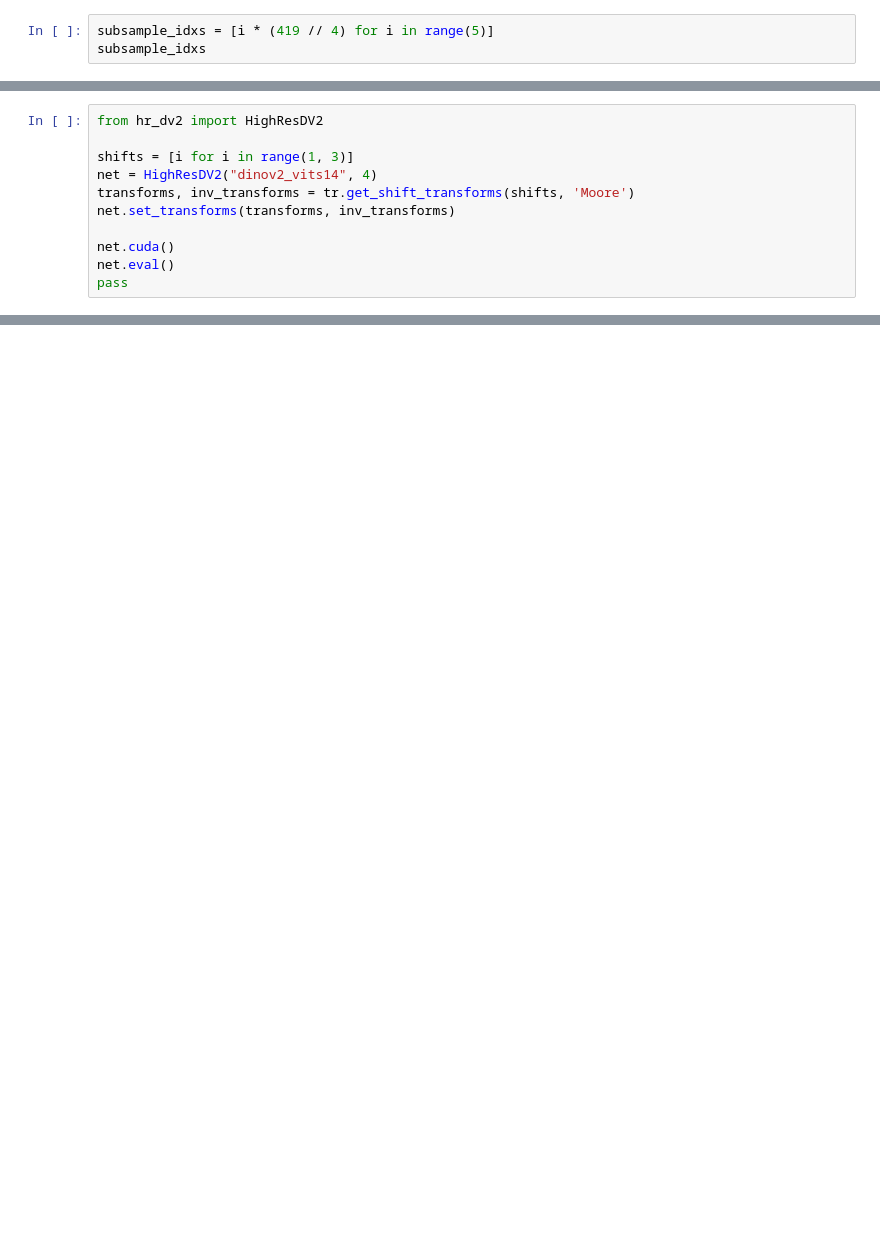
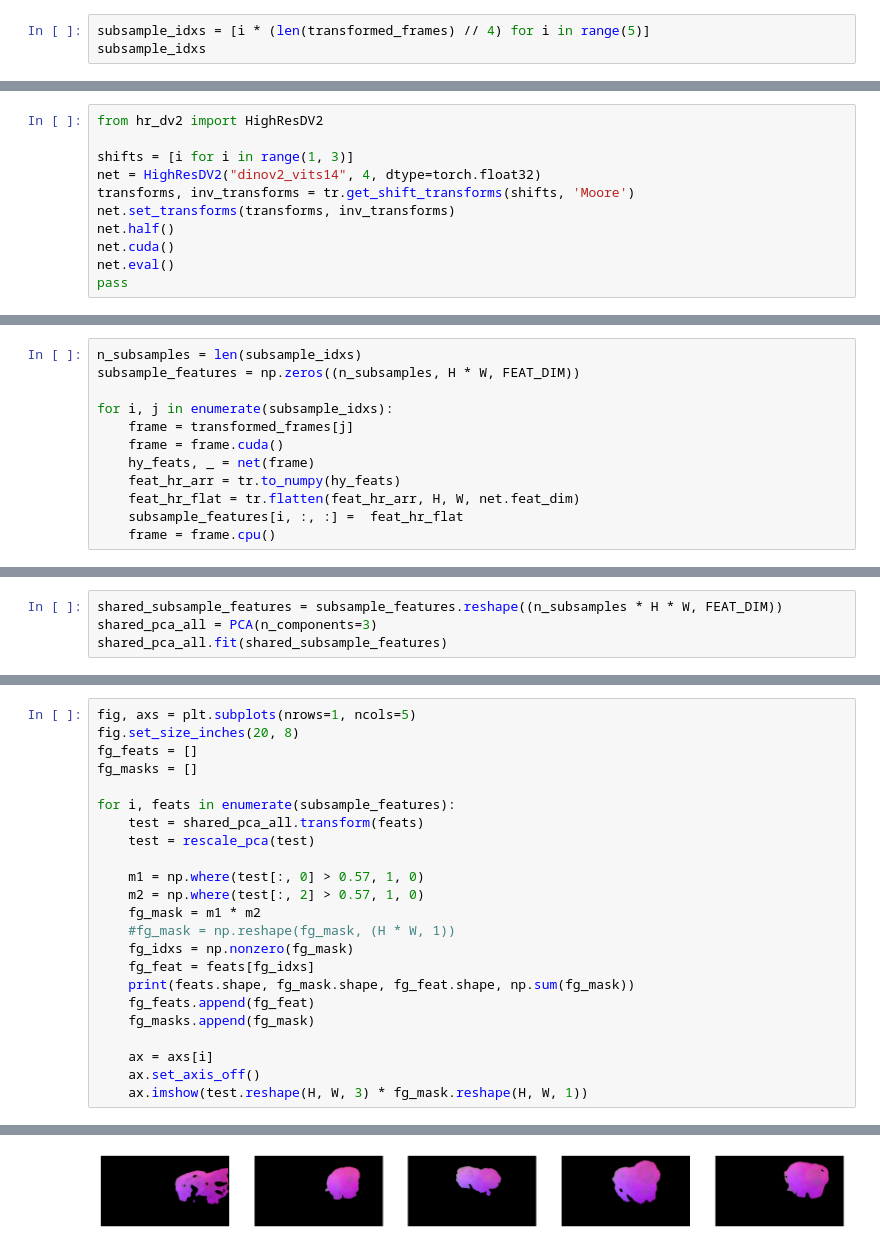
Before and after one commit to tldr-group/HR-Dv2, a Jupyter notebook: notebooks/video.ipynb, the cells around one changed output, grey strips where cells are left out. Drawn from its saved outputs; the diff is of its cells as text; blank space fills up the shorter version.

```diff
--- a/notebooks/video.ipynb
+++ b/notebooks/video.ipynb
@@ -48,6 +48,6 @@ for frame in raw_video:
     cropped = frame_transform(frame)
     transformed_frames.append(cropped)
 # %%
-subsample_idxs = [i * (419 // 4) for i in range(5)]
+subsample_idxs = [i * (len(transformed_frames) // 4) for i in range(5)]
 subsample_idxs
 # %% [output]
@@ -56,10 +56,10 @@ subsample_idxs
 from hr_dv2 import HighResDV2
 
 shifts = [i for i in range(1, 3)]
-net = HighResDV2("dinov2_vits14", 4)
+net = HighResDV2("dinov2_vits14", 4, dtype=torch.float32)
 transforms, inv_transforms = tr.get_shift_transforms(shifts, 'Moore')
 net.set_transforms(transforms, inv_transforms)
-
+net.half()
 net.cuda()
 net.eval()
 pass
@@ -65,0 +68,12 @@ pass
+# %%
+n_subsamples = len(subsample_idxs)
+subsample_features = np.zeros((n_subsamples, H * W, FEAT_DIM))
+
+for i, j in enumerate(subsample_idxs):
+    frame = transformed_frames[j]
+    frame = frame.cuda()
+    hy_feats, _ = net(frame)
+    feat_hr_arr = tr.to_numpy(hy_feats)
+    feat_hr_flat = tr.flatten(feat_hr_arr, H, W, net.feat_dim)
+    subsample_features[i, :, :] =  feat_hr_flat
+    frame = frame.cpu()
@@ -65,0 +82,4 @@ pass
+# %%
+shared_subsample_features = subsample_features.reshape((n_subsamples * H * W, FEAT_DIM))
+shared_pca_all = PCA(n_components=3)
+shared_pca_all.fit(shared_subsample_features)
@@ -65,0 +88,24 @@ pass
+# %%
+fig, axs = plt.subplots(nrows=1, ncols=5)
+fig.set_size_inches(20, 8)
+fg_feats = []
+fg_masks = []
+
+for i, feats in enumerate(subsample_features):
+    test = shared_pca_all.transform(feats)
+    test = rescale_pca(test)
+
+    m1 = np.where(test[:, 0] > 0.57, 1, 0)
+    m2 = np.where(test[:, 2] > 0.57, 1, 0)
+    fg_mask = m1 * m2
+    #fg_mask = np.reshape(fg_mask, (H * W, 1))
+    fg_idxs = np.nonzero(fg_mask)
+    fg_feat = feats[fg_idxs]
+    print(feats.shape, fg_mask.shape, fg_feat.shape, np.sum(fg_mask))
+    fg_feats.append(fg_feat)
+    fg_masks.append(fg_mask)
+
+    ax = axs[i]
+    ax.set_axis_off()
+    ax.imshow(test.reshape(H, W, 3) * fg_mask.reshape(H, W, 1))
+# %% [output]
@@ -65,0 +117 @@ pass
+[figure, added]
```
Also changed, not shown: parts of 16 cells of this notebook, 1 other file.
